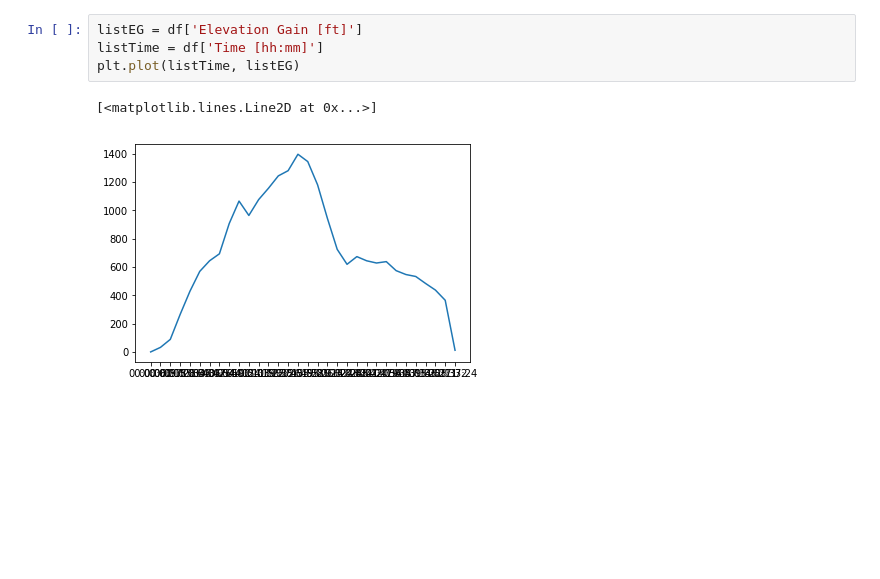
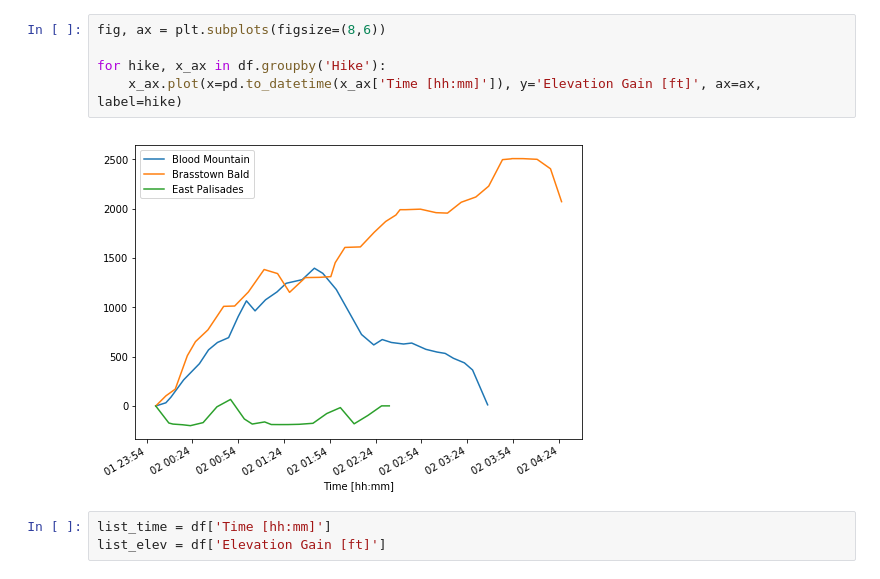
Before and after one commit to lvlarco/lvlarco.github.io, a Jupyter notebook: projects/hikes/hike_graphs.ipynb, the cells around one changed output. Cells and saved outputs as stored; diff of their text form; blank space fills up the shorter version.

Commit message:
matplotlib graph working

```diff
--- a/projects/hikes/hike_graphs.ipynb
+++ b/projects/hikes/hike_graphs.ipynb
@@ -18,7 +18,10 @@ df.head()
-# %%
-listEG = df['Elevation Gain [ft]']
-listTime = df['Time [hh:mm]']
-plt.plot(listTime, listEG)
-# %% [output]
-[<matplotlib.lines.Line2D at 0x...>]
-[figure, removed]
+# %%
+fig, ax = plt.subplots(figsize=(8,6))
+
+for hike, x_ax in df.groupby('Hike'):
+    x_ax.plot(x=pd.to_datetime(x_ax['Time [hh:mm]']), y='Elevation Gain [ft]', ax=ax, label=hike)
+# %% [output]
+[figure, added]
+# %%
+list_time = df['Time [hh:mm]']
+list_elev = df['Elevation Gain [ft]']
```
Also changed, not shown: parts of 1 cell of this notebook, 2 other files.
